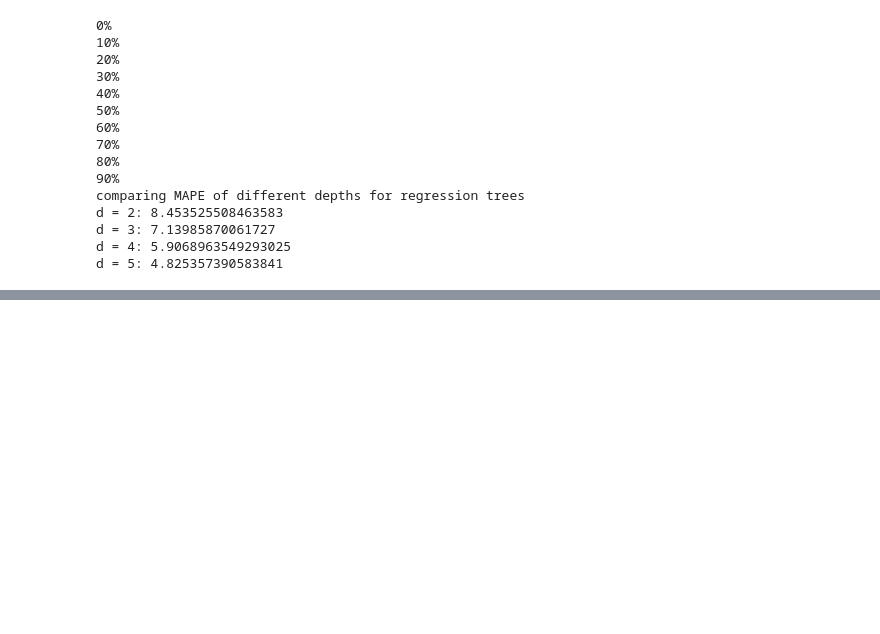
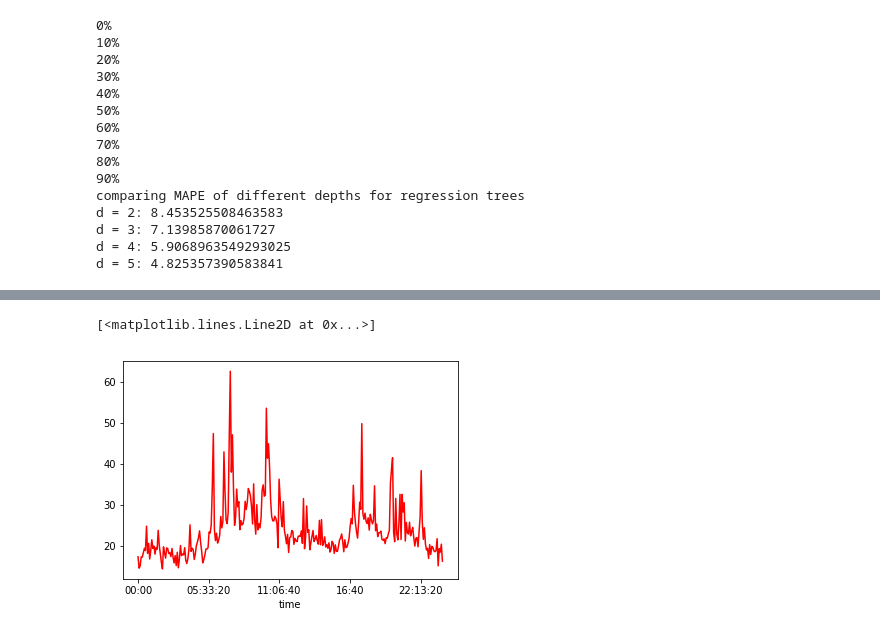
Before and after one commit to felipeascouto/energy, a Jupyter notebook: research_p2.ipynb, the cells around one changed output, grey strips where cells are left out. Cells and saved outputs as stored; diff of their text form; code cells hidden in the pictures; blank space fills up the shorter version.

```diff
--- a/research_p2.ipynb
+++ b/research_p2.ipynb
@@ -989,0 +995,5 @@ test_data_copy
+# %%
+plt.plot(train_data.index, train_data['LMP_RT'],'red')
+# %% [output]
+[<matplotlib.lines.Line2D at 0x...>]
+[figure, added]
```
Also changed, not shown: parts of 11 cells of this notebook.
